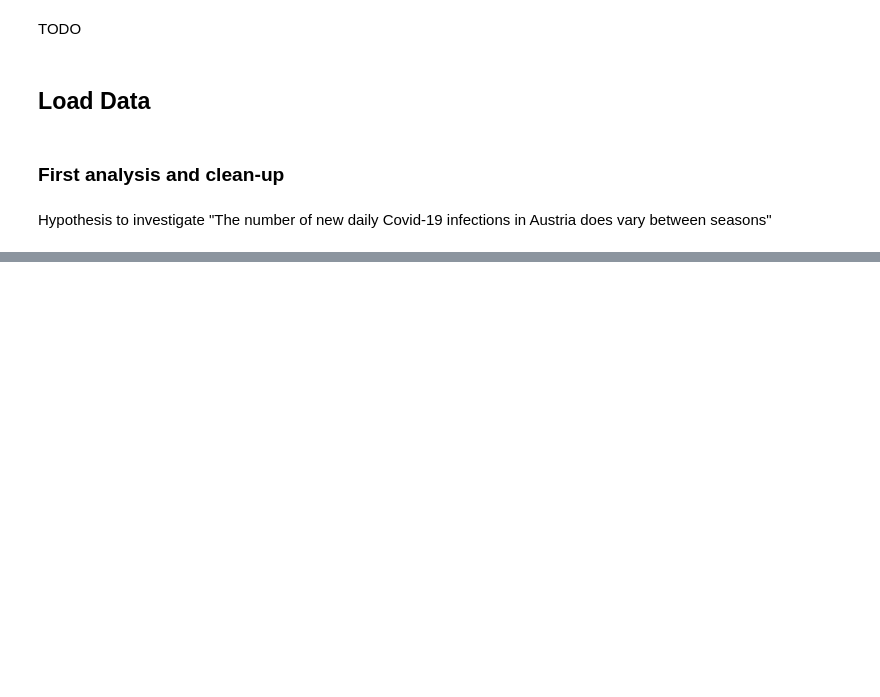
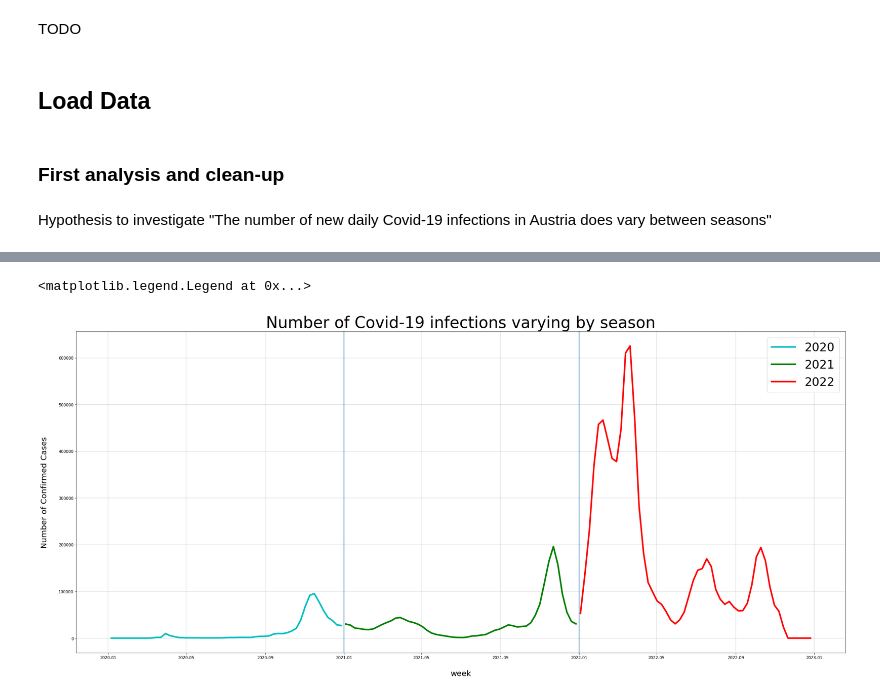
Before and after one commit to borosabel/visual_analytics_2022, a Jupyter notebook: individual work/submission_02_intermediate_Felix.ipynb, the cells around one changed output, grey strips where cells are left out. Cells and saved outputs as stored; diff of their text form; code cells hidden in the pictures; blank space fills up the shorter version.

Commit message:
felix final visualization

```diff
--- a/individual work/submission_02_intermediate_Felix.ipynb
+++ b/individual work/submission_02_intermediate_Felix.ipynb
@@ -304,0 +236,5 @@ ax.plot(X,Y,
+# %%
+df_sum = df_clean.copy()
+pd.to_datetime(df_sum['Time'])
+df_sum = df_sum.set_index('Time')
+df_sum = df_sum.groupby(pd.Grouper(freq='W-MON'))['infected'].sum().reset_index()
@@ -304,0 +251,69 @@ ax.plot(X,Y,
+# %%
+df_aggregated_2020_month = df_aggregated_2020_month_first.copy()
+pd.to_datetime(df_aggregated_2020_month['Time'])
+df_aggregated_2020_month = df_aggregated_2020_month.set_index('Time')
+df_aggregated_2020_month = df_aggregated_2020_month.groupby(pd.Grouper(freq='W-MON'))['infected'].sum().reset_index().sort_values(by='Time')
+
+df_aggregated_2021_month = df_aggregated_2021_month_first.copy()
+pd.to_datetime(df_aggregated_2021_month['Time'])
+df_aggregated_2021_month = df_aggregated_2021_month.set_index('Time')
+df_aggregated_2021_month = df_aggregated_2021_month.groupby(pd.Grouper(freq='W-MON'))['infected'].sum().reset_index().sort_values(by='Time')
+
+df_aggregated_2022_month = df_aggregated_2022_month_first.copy()
+pd.to_datetime(df_aggregated_2022_month['Time'])
+df_aggregated_2022_month = df_aggregated_2022_month.set_index('Time')
+df_aggregated_2022_month = df_aggregated_2022_month.groupby(pd.Grouper(freq='W-MON'))['infected'].sum().reset_index().sort_values(by='Time')
+# %%
+X_1 = df_aggregated_2020_month['Time']
+Y = df_aggregated_2020_month['infected']
+
+X_2 = df_aggregated_2021_month['Time']
+Z = df_aggregated_2021_month['infected']
+
+
+X_3 = df_aggregated_2022_month['Time']
+V = df_aggregated_2022_month['infected']
+
+plt.figure(figsize=(35,15))
+
+ax = plt.axes()
+ax.grid(linewidth=0.4, color='#8f8f8f')
+ax.set_title("Number of Covid-19 infections varying by season",fontsize=40)
+
+#ax.set_facecolor("black")
+ax.set_xlabel('\nweek',size=20,color='k')
+ax.set_ylabel('Number of Confirmed Cases\n',
+              size=20,color='k')
+
+
+plt.axvline(dt.datetime(2021, 1, 1))
+plt.axvline(dt.datetime(2022, 1, 1))
+
+ax.plot(X_1,Y,
+        color='c',
+        #marker='o',
+        linewidth=4,
+        markersize=15,
+        markeredgecolor='#035E9B',
+        label='2020')
+
+ax.plot(X_2,Z,
+        color='g',
+        #marker='o',
+        linewidth=4,
+        markersize=40,
+        markeredgecolor='#035E9B',
+        label='2021')
+
+ax.plot(X_3,V,
+        color='r',
+        #marker='o',
+        linewidth=4,
+        markersize=40,
+        markeredgecolor='#035E9B',
+        label='2022')
+
+plt.legend(loc='upper right',prop={'size': 30})
+# %% [output]
+<matplotlib.legend.Legend at 0x...>
+[figure, added]
```
Also changed, not shown: parts of 21 cells of this notebook, 3 other files.
